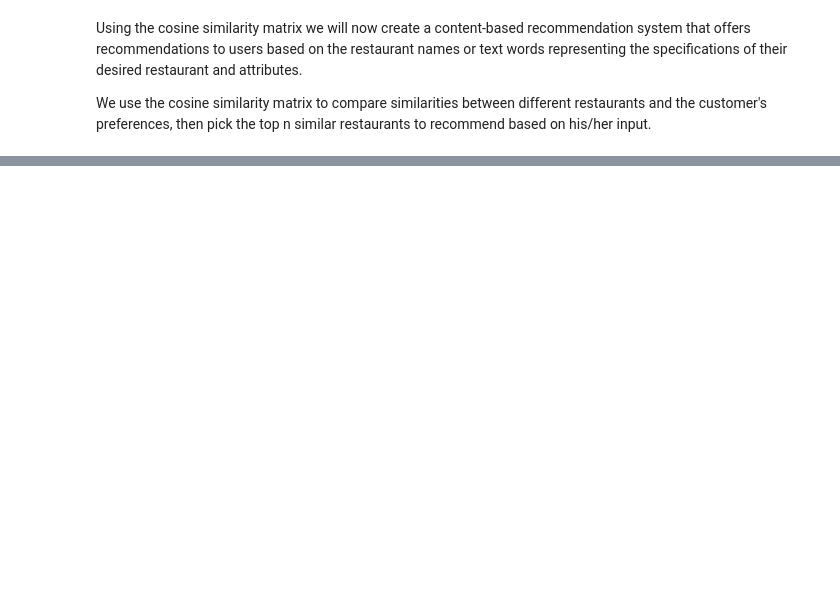
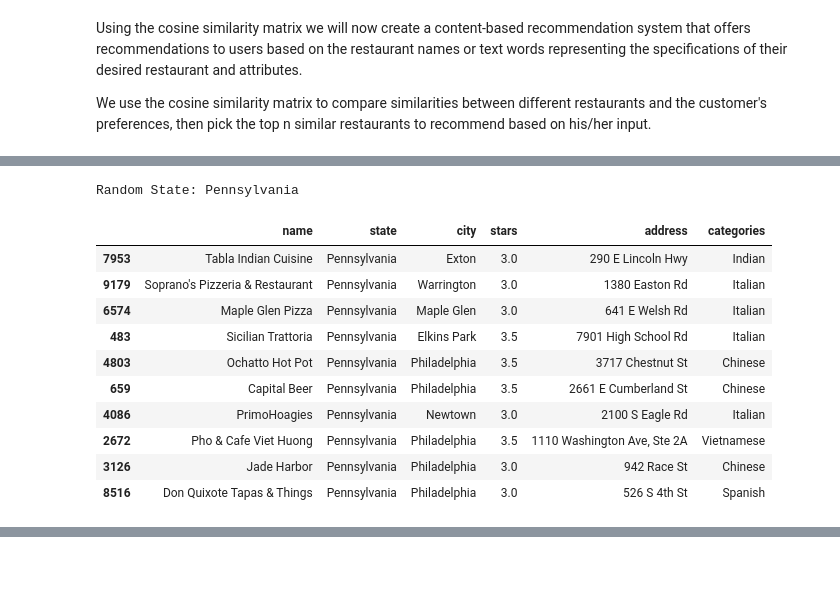
Before and after one commit to RonoHenry/Restaurant-Recommendation-System, a Jupyter notebook: 3. Modeling.ipynb, the cells around one changed output, grey strips where cells are left out. Saved outputs shown, nothing was run; the diff lists cells and outputs as text; code cells hidden in the pictures; blank space fills up the shorter version.

```diff
--- a/3. Modeling.ipynb
+++ b/3. Modeling.ipynb
@@ -53,6 +57,6 @@ from understanding import DataLoader, DataInfo
 # %%
 # Loading the restaurant data from the pickled file
-df = pd.read_pickle('pickled_files/restaurant_data.pkl')
+df = pd.read_pickle('pickled_files/restaurants_data.pkl')
 
 # Overview of dataset information to understand the features we require
 df.info()
@@ -338,0 +184,7 @@ print("Mean RMSE: ",results['test_rmse'].mean())
+# %%
+# Getting a random restaurant name
+random_name = df['name'].sample(n=1).values[0]
+print("Random Restaurant Name:", random_name)
+
+# Information on sampled restaurant
+df[df.name==random_name]
@@ -338,0 +198,21 @@ print("Mean RMSE: ",results['test_rmse'].mean())
+# %%
+# Randomly chosen state
+random_state = df['state'].sample(n=1).values[0]
+print("Random State:", random_state)
+
+# recommendations based on random state and random restaurant name
+restaurants = recommendation(df, state=random_state,  name=random_name)
+restaurants.head(10)
+# %% [output]
+Random State: Pennsylvania
+|  | name | state | city | stars | address | categories |
+| 7953 | Tabla Indian Cuisine | Pennsylvania | Exton | 3.0 | 290 E Lincoln Hwy | Indian |
+| 9179 | Soprano's Pizzeria & Restaurant | Pennsylvania | Warrington | 3.0 | 1380 Easton Rd | Italian |
+| 6574 | Maple Glen Pizza | Pennsylvania | Maple Glen | 3.0 | 641 E Welsh Rd | Italian |
+| 483 | Sicilian Trattoria | Pennsylvania | Elkins Park | 3.5 | 7901 High School Rd | Italian |
+| 4803 | Ochatto Hot Pot | Pennsylvania | Philadelphia | 3.5 | 3717 Chestnut St | Chinese |
+| 659 | Capital Beer | Pennsylvania | Philadelphia | 3.5 | 2661 E Cumberland St | Chinese |
+| 4086 | PrimoHoagies | Pennsylvania | Newtown | 3.0 | 2100 S Eagle Rd | Italian |
+| 2672 | Pho & Cafe Viet Huong | Pennsylvania | Philadelphia | 3.5 | 1110 Washington Ave, Ste 2A | Vietnamese |
+| 3126 | Jade Harbor | Pennsylvania | Philadelphia | 3.0 | 942 Race St | Chinese |
+| 8516 | Don Quixote Tapas & Things | Pennsylvania | Philadelphia | 3.0 | 526 S 4th St | Spanish |
```
Also changed, not shown: parts of 70 cells of this notebook, 6 other files.
